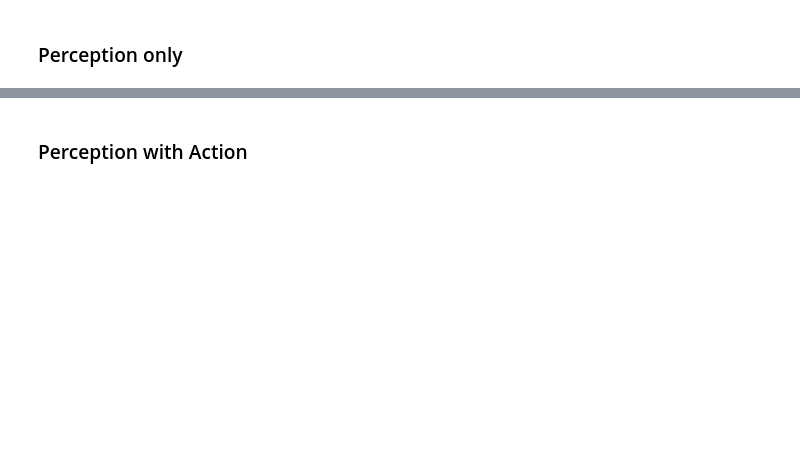
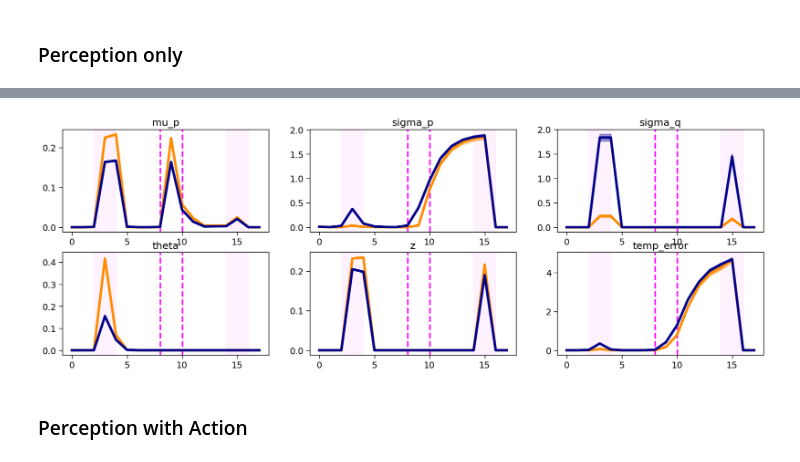
Before and after one commit to HChoiLab/cortical_circuit_model_for_novelty_encoding, a Jupyter notebook: analysis.ipynb, the cells around one changed output, grey strips where cells are left out. Drawn from its saved outputs; the diff is of its cells as text; code cells hidden in the pictures; blank space fills up the shorter version.

```diff
--- a/analysis.ipynb
+++ b/analysis.ipynb
@@ -111,15 +115,17 @@ with plt.style.context(['nature', 'notebook']):
 # %%
 ##### plot responses around omissions
 
 with plt.style.context(['nature', 'notebook']):
 
-    passive_omission_fig = plt.figure(figsize=(20, 15))
+    passive_omission_fig = plt.figure(figsize=(20, 10))
     plt.tight_layout(pad=10, h_pad=5)
 
     for i, pop in enumerate(passive_omission['familiar'].keys()):
         ax = plt.subplot(3, 3, i+1)
         plot_trial_responses(passive_args, ax, passive_omission['familiar'][pop], passive_omission['novel'][pop], trial_mode='omission', normalize=False)
         _ = ax.set_title(f"{pop}")
+# %% [output]
+[figure, added]
 # %% [markdown]
 ### Perception with Action
 # %%
```
Also changed, not shown: parts of 13 cells of this notebook, 8 other files.
